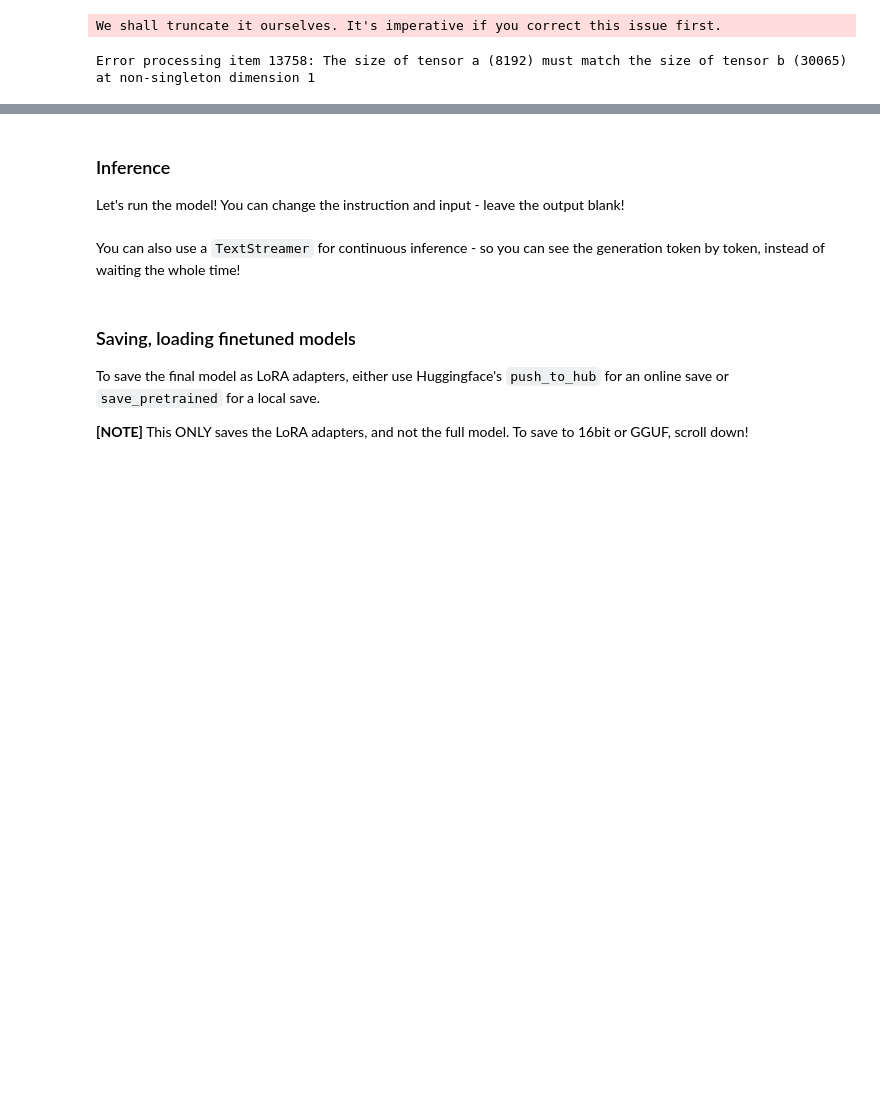
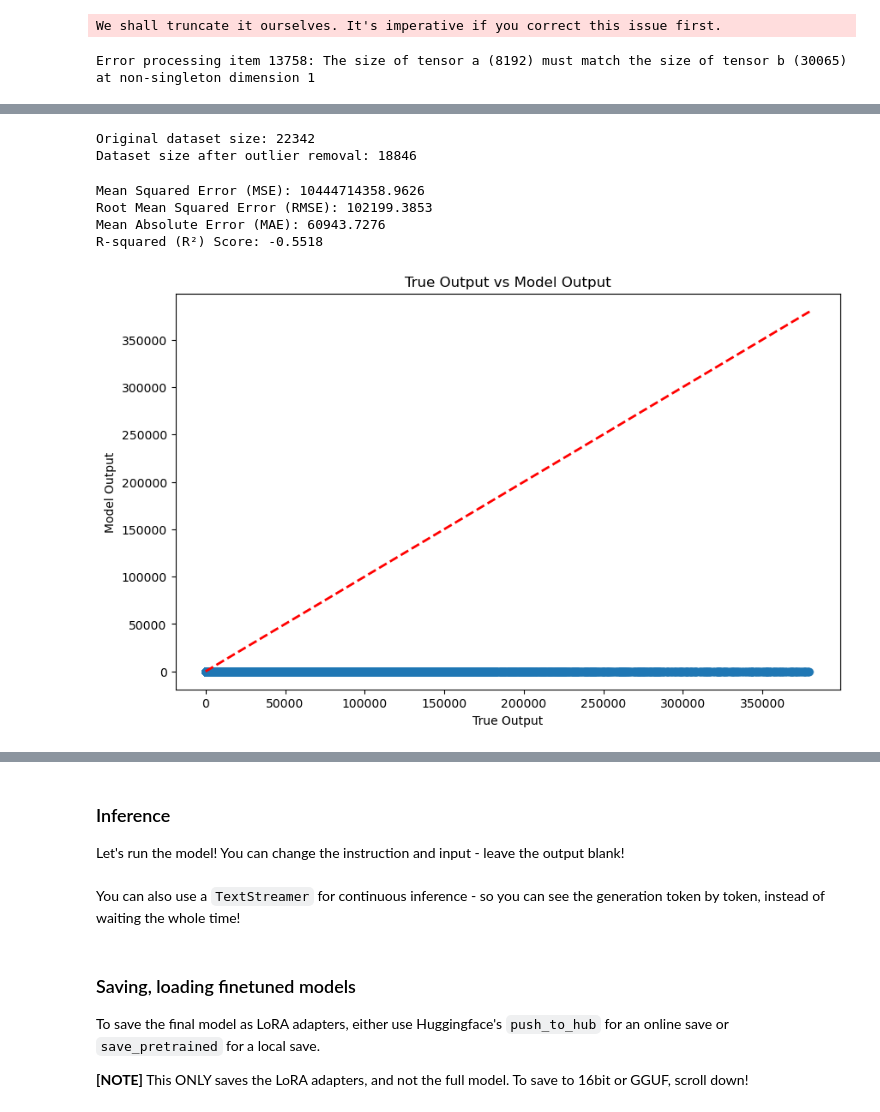
Before and after one commit to udaykirankavaturu/software-effort-estimation-using-llm, a Jupyter notebook: llama3.ipynb, the cells around one changed output, grey strips where cells are left out. Drawn from its saved outputs; the diff is of its cells as text; code cells hidden in the pictures; blank space fills up the shorter version.

```diff
--- a/llama3.ipynb
+++ b/llama3.ipynb
@@ -276,0 +280,31 @@ type(dataset)
+# %%
+# Drop any rows with non-numeric values
+df = df.dropna(subset=['true_output', 'model_output'])
+# %%
+# Ensure 'true_output' and 'model_output' are numeric
+df['true_output'] = pd.to_numeric(df['true_output'], errors='coerce')
+df['model_output'] = pd.to_numeric(df['model_output'], errors='coerce')
+# %%
+import pandas as pd
+import numpy as np
+import matplotlib.pyplot as plt
+import seaborn as sns
+
+# Function to remove outliers using IQR method
+def remove_outliers(df, column):
+    Q1 = df[column].quantile(0.25)
+    Q3 = df[column].quantile(0.75)
+    IQR = Q3 - Q1
+    lower_bound = Q1 - 1.5 * IQR
+    upper_bound = Q3 + 1.5 * IQR
+    return df[(df[column] >= lower_bound) & (df[column] <= upper_bound)]
+
+# Apply outlier removal to both columns
+df_clean = remove_outliers(df, 'true_output')
+df_clean = remove_outliers(df_clean, 'model_output')
+
+print(f"Original dataset size: {len(df)}")
+print(f"Dataset size after outlier removal: {len(df_clean)}")
+# %% [output]
+Original dataset size: 22342
+Dataset size after outlier removal: 18846
@@ -276,0 +320,26 @@ type(dataset)
+# %%
+# Print results
+print(f"Mean Squared Error (MSE): {mse:.4f}")
+print(f"Root Mean Squared Error (RMSE): {rmse:.4f}")
+print(f"Mean Absolute Error (MAE): {mae:.4f}")
+print(f"R-squared (R²) Score: {r2:.4f}")
+# %% [output]
+Mean Squared Error (MSE): 10444714358.9626
+Root Mean Squared Error (RMSE): 102199.3853
+Mean Absolute Error (MAE): 60943.7276
+R-squared (R²) Score: -0.5518
+# %%
+#Create a scatter plot
+import matplotlib.pyplot as plt
+
+plt.figure(figsize=(10, 6))
+plt.scatter(df_clean['true_output'], df_clean['model_output'], alpha=0.5)
+plt.plot([df_clean['true_output'].min(), df_clean['true_output'].max()],
+         [df_clean['true_output'].min(), df_clean['true_output'].max()],
+         'r--', lw=2)
+plt.xlabel('True Output')
+plt.ylabel('Model Output')
+plt.title('True Output vs Model Output')
+plt.show()
+# %% [output]
+[figure, added]
```
Also changed, not shown: parts of 29 cells of this notebook, 1 other file.
